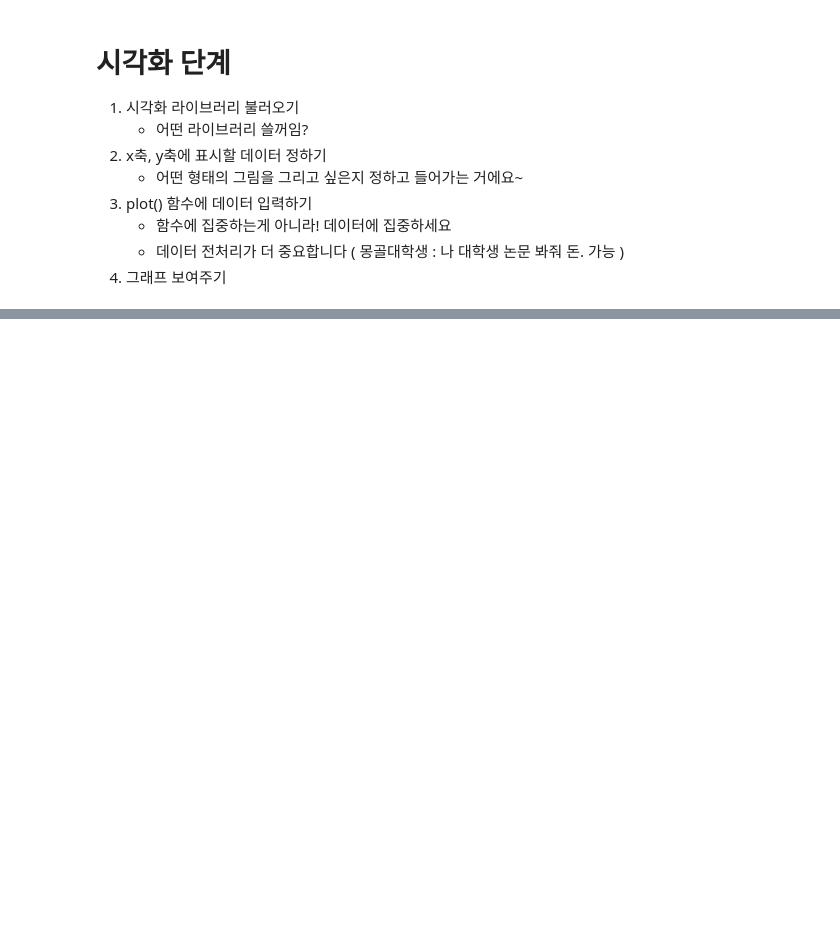
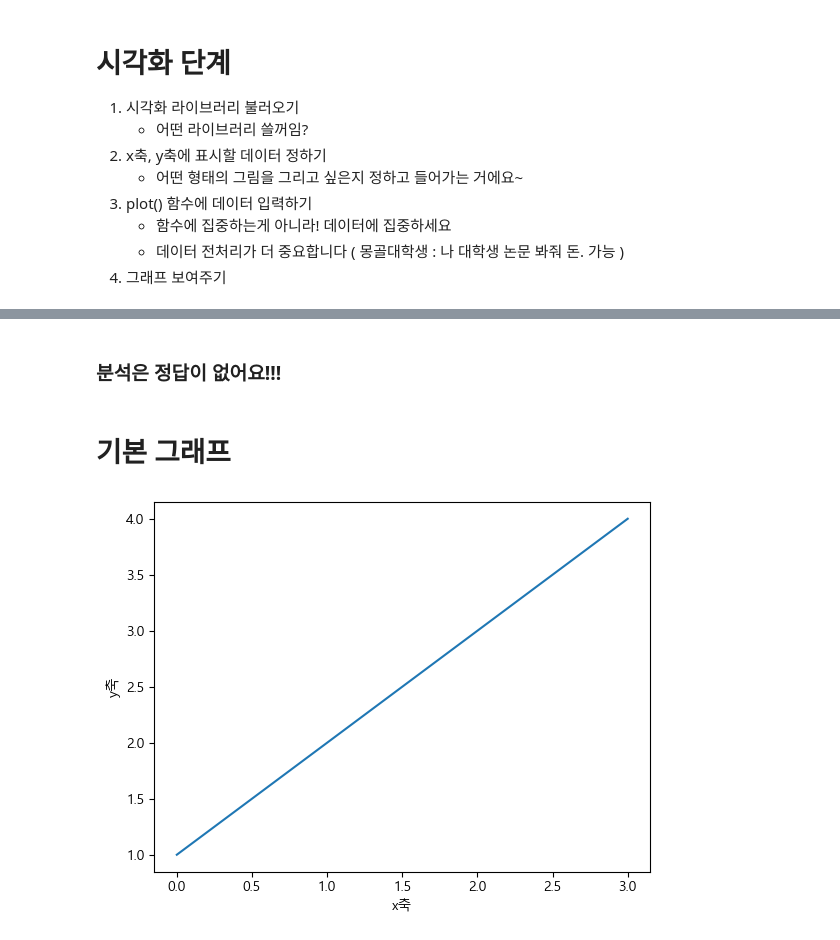
Before and after one commit to bidulgirin/data_analysis, a Jupyter notebook: 3.데이터시각화_기초.ipynb, the cells around one changed output, grey strips where cells are left out. Saved outputs shown, nothing was run; the diff lists cells and outputs as text; code cells hidden in the pictures; blank space fills up the shorter version.

```diff
--- a/3.데이터시각화_기초.ipynb
+++ b/3.데이터시각화_기초.ipynb
@@ -96,0 +100,12 @@ rc("font", family = font_name)
+# %% [markdown]
+### 분석은 정답이 없어요!!!
+# %% [markdown]
+# 기본 그래프
+# %%
+# 기본 시각화 문법
+plt.plot([1,2,3,4]) # x값은 [0,1,2,3] 로 자동으로 입력됨
+plt.ylabel("y축") # y축에 이름을 붙혔음
+plt.xlabel("x축") # x축에 이름을 붙혔음
+plt.show()
+# %% [output]
+[figure, added]
```
Also changed, not shown: parts of 46 cells of this notebook, 6 other files.
